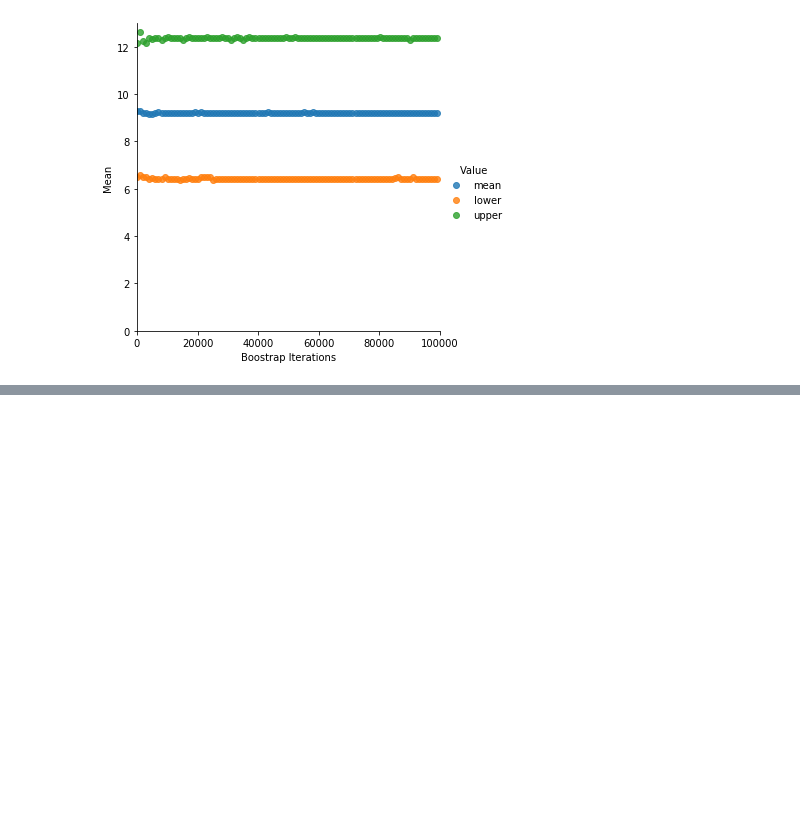
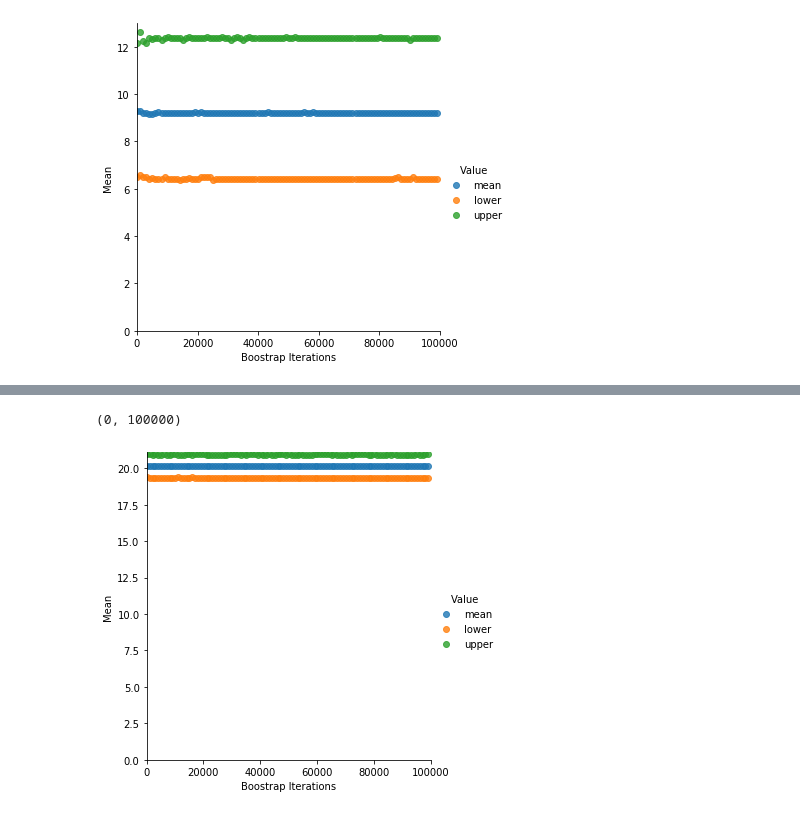
Before and after one commit to ba18406/Lab001, a Jupyter notebook: answers2.ipynb, the cells around one changed output, grey strips where cells are left out. Drawn from its saved outputs; the diff is of its cells as text; code cells hidden in the pictures; blank space fills up the shorter version.

```diff
--- a/answers2.ipynb
+++ b/answers2.ipynb
@@ -57,3 +57,9 @@ sns_plot.axes[0, 0].set_xlim(0, 100000)
 # %% [output]
 (0, 100000)
 [figure]
+# %%
+df = pd.read_csv('https://raw.githubusercontent.com/albanda/CE888/master/lab2%20-%20bootstrap/vehicles.csv')
+data = df.values
+print (df)
+print (data)
+print(data.shape)
@@ -59,0 +84,28 @@ sns_plot.axes[0, 0].set_xlim(0, 100000)
+# %%
+def boostrap_mean(sample, sample_size, n_iterations):
+  new_array = np.random.choice(sample, (n_iterations, sample_size), replace = True)
+  data_mean = np.mean(new_array)
+  mean_array = np.array(new_array.mean(axis=1))
+  lower = np.percentile(mean_array, 2.5)
+  upper = np.percentile(mean_array, 97.5)
+  return data_mean, lower, upper
+# %%
+currentFleet = data.T[0]
+boots = []
+for i in range(100, 100000, 1000):
+    boot = boostrap_mean(currentFleet, currentFleet.shape[0], i)
+    boots.append([i, boot[0], "mean"])
+    boots.append([i, boot[1], "lower"])
+    boots.append([i, boot[2], "upper"])
+
+df_boot = pd.DataFrame(boots, columns=['Boostrap Iterations', 'Mean', "Value"])
+sns_plot = sns.lmplot(df_boot.columns[0], df_boot.columns[1], data=df_boot, fit_reg=False, hue="Value")
+
+sns_plot.axes[0, 0].set_ylim(0,)
+sns_plot.axes[0, 0].set_xlim(0, 100000)
+
+#sns_plot.savefig("bootstrap_confidence.png", bbox_inches='tight')
+#sns_plot.savefig("bootstrap_confidence.pdf", bbox_inches='tight')
+# %% [output]
+(0, 100000)
+[figure, added]
```
Also changed, not shown: parts of 2 cells of this notebook.
